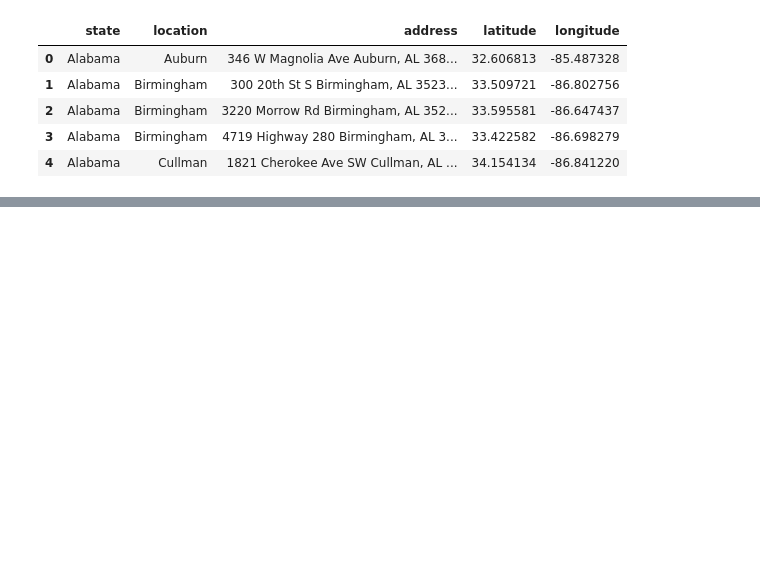
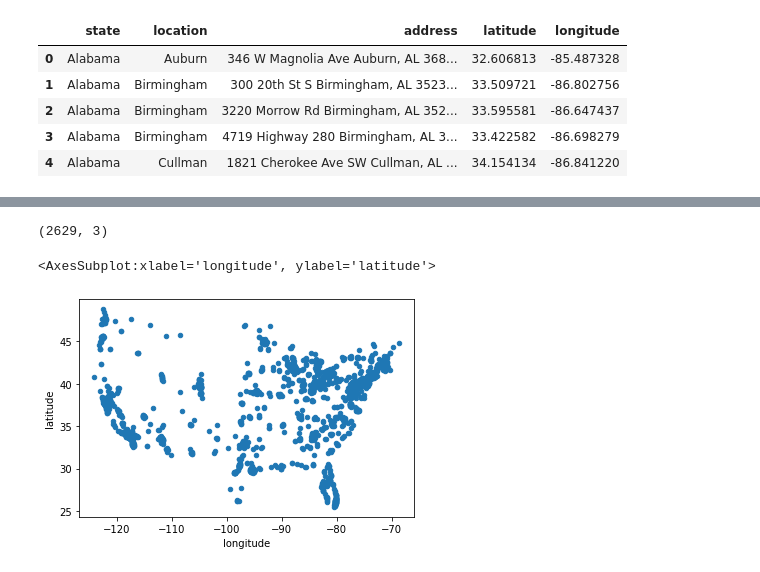
Before and after one commit to NaumanMunir9/cdk-patterns-the-predictive-lambda, a Jupyter notebook: model/training/chipotle.ipynb, the cells around one changed output, grey strips where cells are left out. Drawn from its saved outputs; the diff is of its cells as text; code cells hidden in the pictures; blank space fills up the shorter version.

Commit message:
plot and sklearn test and train set

```diff
--- a/model/training/chipotle.ipynb
+++ b/model/training/chipotle.ipynb
@@ -18,0 +39,3 @@ stores.head()
+# %%
+stipped_stores = stores[['address', 'latitude', 'longitude']].copy()
+stipped_stores
@@ -18,0 +56,3 @@ stores.head()
+# %%
+stipped_stores = stipped_stores.drop_duplicates(keep='first')
+stipped_stores
@@ -18,0 +73,9 @@ stores.head()
+# %%
+stipped_stores.shape
+# %% [output]
+(2629, 3)
+# %%
+stipped_stores.plot(kind='scatter', x='longitude', y='latitude')
+# %% [output]
+<AxesSubplot:xlabel='longitude', ylabel='latitude'>
+[figure, added]
```
Also changed, not shown: parts of 9 cells of this notebook.
